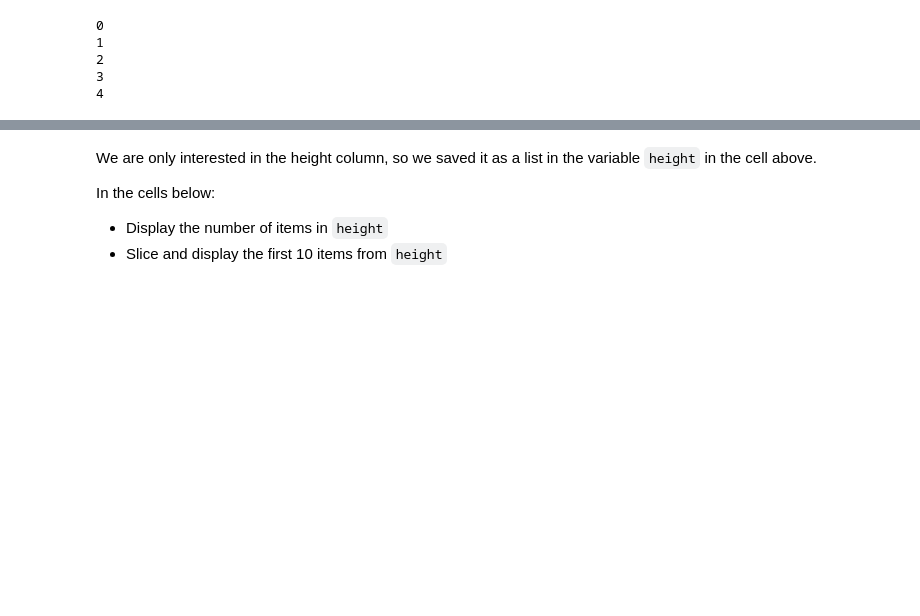
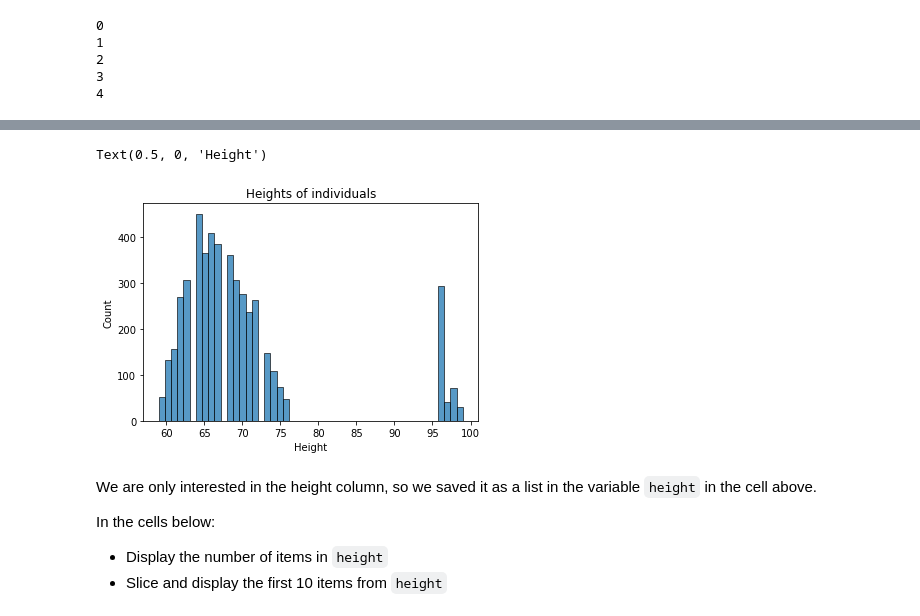
Before and after one commit to dodgy719/dsc-implementing-statistics-with-functions-lab, a Jupyter notebook: index.ipynb, the cells around one changed output, grey strips where cells are left out. Drawn from its saved outputs; the diff is of its cells as text; code cells hidden in the pictures; blank space fills up the shorter version.

Commit message:
added a histogram of heights

```diff
--- a/index.ipynb
+++ b/index.ipynb
@@ -34,3 +54,13 @@ height = list(df['height'])
+# %%
+import seaborn as sns
+import matplotlib.pyplot as plt
+
+sns.histplot(height)
+plt.title("Heights of individuals")
+plt.xlabel("Height")
+# %% [output]
+Text(0.5, 0, 'Height')
+[figure, added]
 # %% [markdown]
 We are only interested in the height column, so we saved it as a list in the variable `height` in the cell above.
 
```
Also changed, not shown: parts of 1 cell of this notebook.
